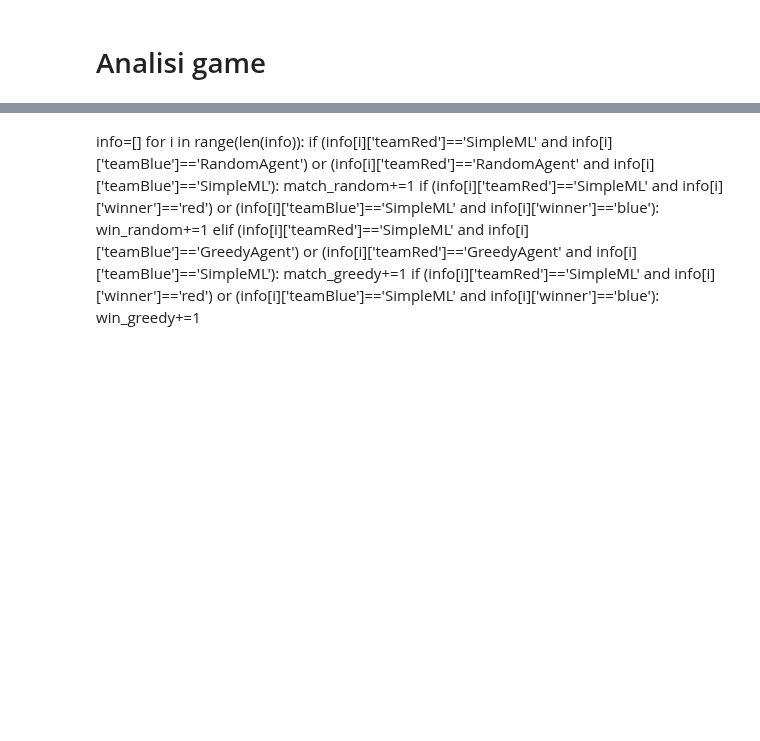
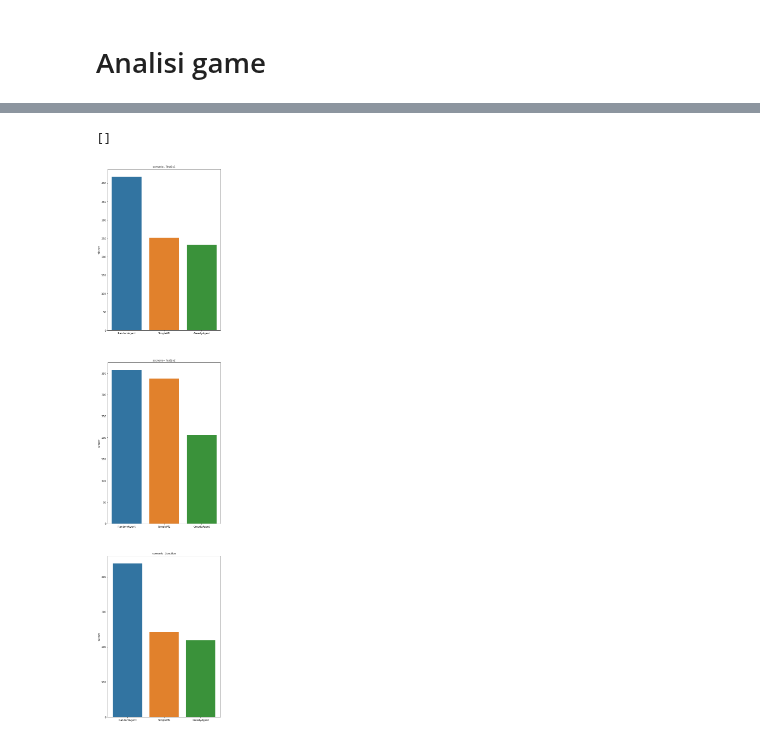
Before and after one commit to IDSIA/NewTechnoWar, a Jupyter notebook: code/Analysis.ipynb, the cells around one changed output, grey strips where cells are left out. Drawn from its saved outputs; the diff is of its cells as text; code cells hidden in the pictures; blank space fills up the shorter version.

```diff
--- a/code/Analysis.ipynb
+++ b/code/Analysis.ipynb
@@ -76,25 +80,3 @@ import json
 # %%
 agents = ['RandomAgent','SimpleML','GreedyAgent']
 scenarios = ['Test1v1', 'Test2v2', 'Junction']
-# %%
-info=[]
-match_random=0
-win_random=0
-match_greedy=0
-win_greedy=0
-for i in range(0, 100):
-    for s in scenarios:
-        for agentRed, agentBlue in product(agents, agents):
-            file_name=f'output/{agentRed}_{agentBlue}_{s}_{i}.json'
-            data=json.load(open(file_name))
-            if (data['teamRed']=='SimpleML' and data['teamBlue']=='RandomAgent') or (data['teamRed']=='RandomAgent' and data['teamBlue']=='SimpleML'):
-                match_random+=1
-                if (data['teamRed']=='SimpleML' and data['winner']=='red') or (data['teamBlue']=='SimpleML' and data['winner']=='blue'):
-                    win_random+=1
-            elif (data['teamRed']=='SimpleML' and data['teamBlue']=='GreedyAgent') or (data['teamRed']=='GreedyAgent' and data['teamBlue']=='SimpleML'):
-                match_greedy+=1
-                if (data['teamRed']=='SimpleML' and data['winner']=='red') or (data['teamBlue']=='SimpleML' and data['winner']=='blue'):
-                    win_greedy+=1
-
-            '''if data['teamRed']=='SimpleML' or data['teamBlue']=='SimpleML':
-                info.append(data)'''
@@ -109,11 +83,8 @@ Percentuale vittoria totale 42.66666666666667
-# %% [markdown]
-info=[]
-for i in range(len(info)):
-    if (info[i]['teamRed']=='SimpleML' and info[i]['teamBlue']=='RandomAgent') or (info[i]['teamRed']=='RandomAgent' and info[i]['teamBlue']=='SimpleML'):
-        match_random+=1
-        if (info[i]['teamRed']=='SimpleML' and info[i]['winner']=='red') or (info[i]['teamBlue']=='SimpleML' and info[i]['winner']=='blue'):
-            win_random+=1
-    elif (info[i]['teamRed']=='SimpleML' and info[i]['teamBlue']=='GreedyAgent') or (info[i]['teamRed']=='GreedyAgent' and info[i]['teamBlue']=='SimpleML'):
-        match_greedy+=1
-        if (info[i]['teamRed']=='SimpleML' and info[i]['winner']=='red') or (info[i]['teamBlue']=='SimpleML' and info[i]['winner']=='blue'):
-            win_greedy+=1
+# %%
+all_json=[]
+for i in range(0, 100):
+    for s in scenarios:
+        for agentRed, agentBlue in product(agents, agents):
+            file_name=f'output/{agentRed}_{agentBlue}_{s}_{i}.json'
+            data=json.load(open(file_name))
+            all_json.append(data)
@@ -119,0 +93,16 @@ for i in range(len(info)):
+# %%
+df=pd.DataFrame(all_json)
+# %%
+df.loc[(((df.teamRed == "SimpleML") & (df.winner=="red")) | ((df.teamBlue == "SimpleML") & (df.winner=="blue"))), "winner"] = "SimpleML"
+df.loc[(((df.teamRed == "RandomAgent") & (df.winner=="red")) | ((df.teamBlue == "RandomAgent") & (df.winner=="blue"))), "winner"] = "RandomAgent"
+df.loc[(((df.teamRed == "GreedyAgent") & (df.winner=="red")) | ((df.teamBlue == "GreedyAgent") & (df.winner=="blue"))), "winner"] = "GreedyAgent"
+# %%
+departments=df['scenario'].unique()
+fig, ax = plt.subplots(len(departments), figsize=(8,40))
+for i,name in enumerate(departments):
+    sns.barplot(y=df[(df.scenario == name)]['winner'].value_counts(),x=df['winner'].unique() ,ax=ax[i])
+    ax[i].set_title('scenario - {}'.format(name), fontsize=10)
+plt.plot()
+# %% [output]
+[]
+[figure, added]
```
Also changed, not shown: parts of 8 cells of this notebook.
